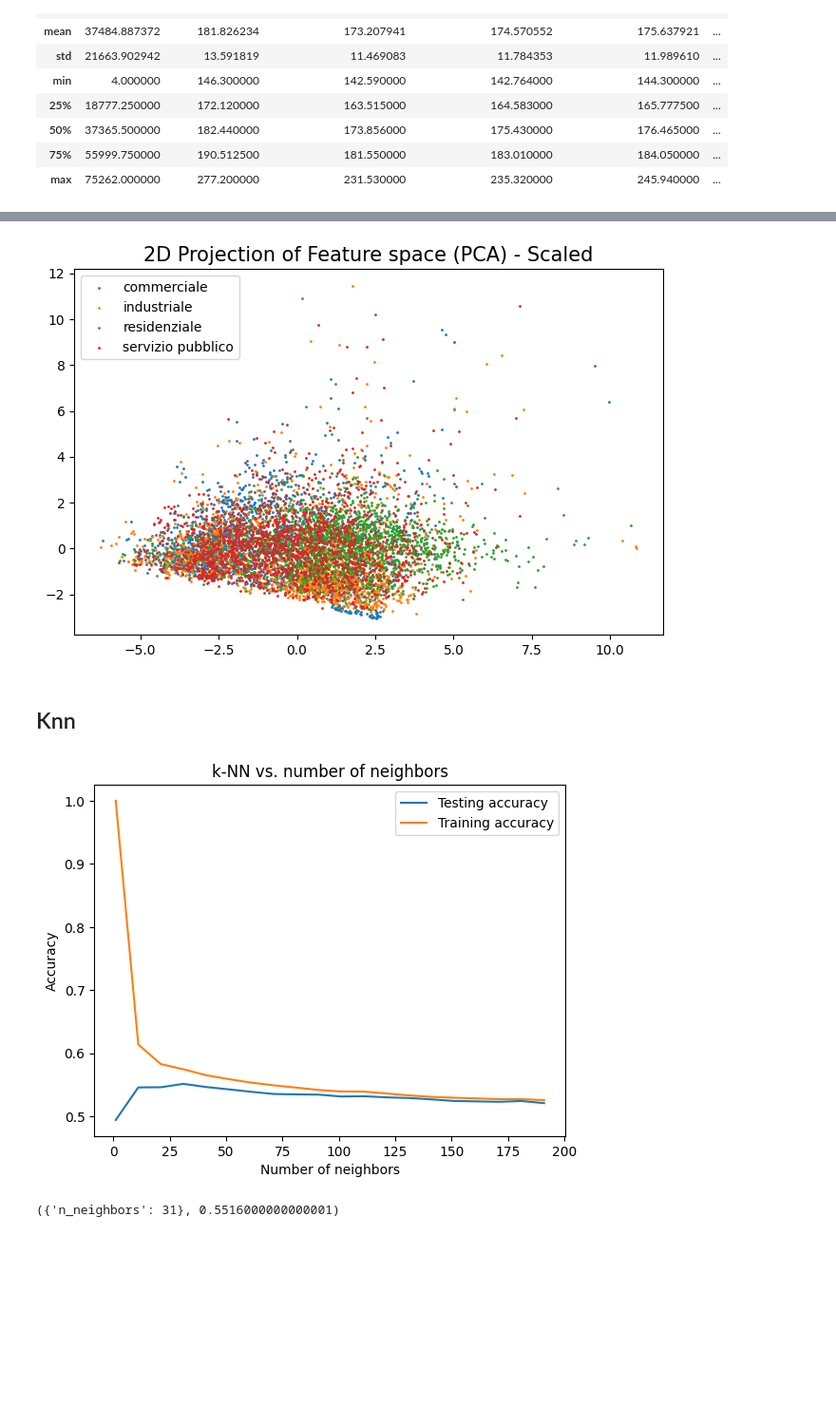
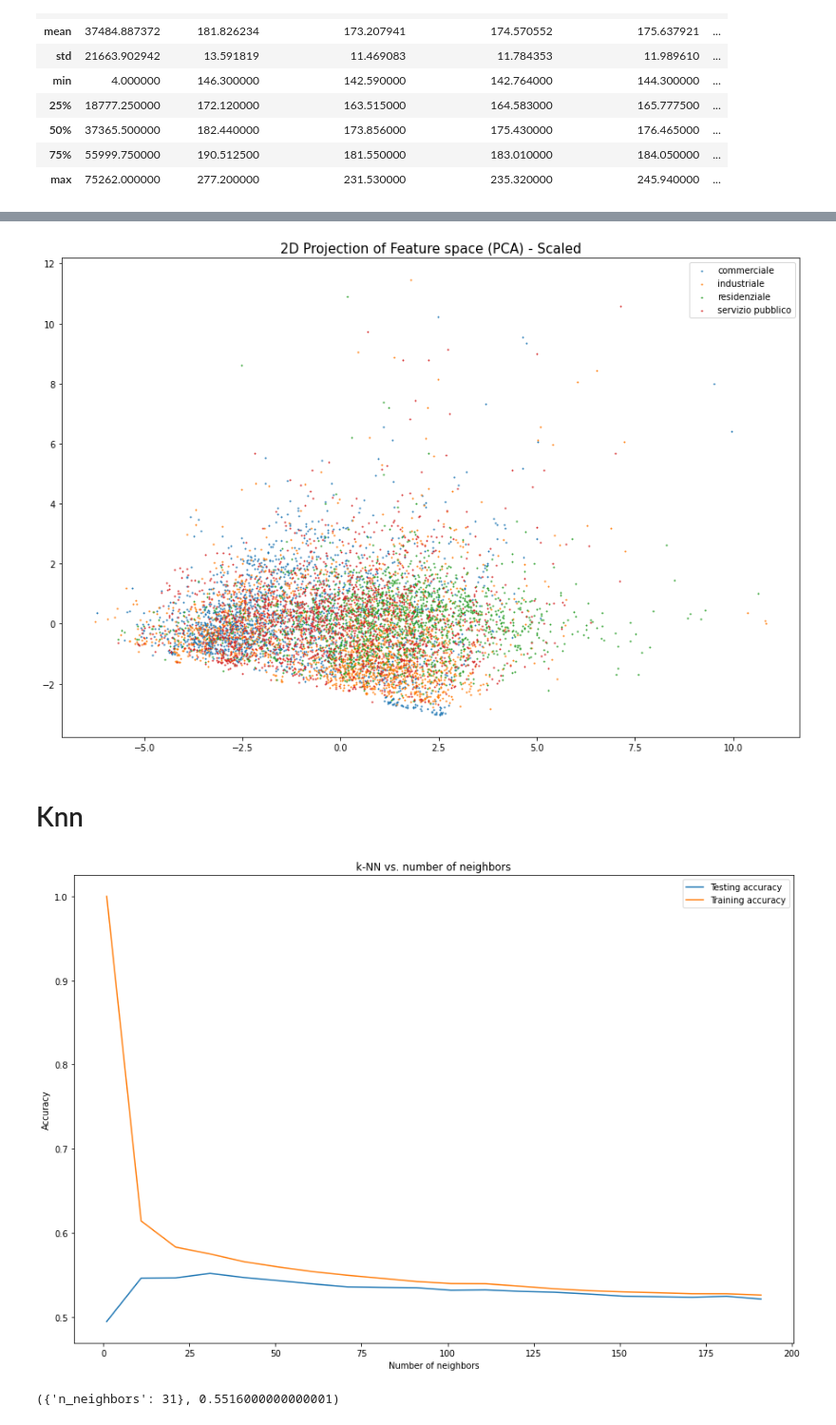
Before and after one commit to bigliolimatteo/skynet-building-functions, a Jupyter notebook: features_approach.ipynb, the cells around one changed output, grey strips where cells are left out. Shown at 95% size. Drawn from its saved outputs; the diff is of its cells as text; code cells hidden in the pictures; blank space fills up the shorter version.

```diff
--- a/features_approach.ipynb
+++ b/features_approach.ipynb
@@ -54,11 +78,11 @@ standard_scaler = preprocessing.StandardScaler()
 X_train_standard = standard_scaler.fit_transform(X_train)
 X_test_standard = standard_scaler.transform(X_test)
 # %%
-plot_vectors(X_train_standard, y_train, labels_encoder, title="2D Projection of Feature space (PCA) - Scaled", figsize=(8, 5))
+plot_vectors(X_train_standard, y_train, labels_encoder, title="2D Projection of Feature space (PCA) - Scaled", figsize=(15, 10))
 # %% [output]
-[figure, old version]
+[figure, new version]
 # %% [markdown]
-## Knn
+# Knn
 # %%
 from sklearn.neighbors import KNeighborsClassifier as kNN
 from sklearn.model_selection import GridSearchCV, cross_val_score, learning_curve, validation_curve
@@ -66,16 +90,17 @@ from mlxtend.plotting import plot_decision_regions
 # %%
 neighbors = range(1,200,10)
 knn_train_score, knn_val_score = validation_curve(kNN(), X_train_standard, y_train, param_name='n_neighbors', param_range=neighbors, cv=5)
 
+plt.subplots(figsize=(15, 10))
 plt.title('k-NN vs. number of neighbors')
 plt.plot(neighbors, np.mean(knn_val_score, 1), label='Testing accuracy')
 plt.plot(neighbors, np.mean(knn_train_score, 1), label='Training accuracy')
 plt.legend()
 plt.xlabel('Number of neighbors')
 plt.ylabel('Accuracy')
 plt.show()
 # %% [output]
-[figure, old version]
+[figure, new version]
 # %%
 k_grid = {'n_neighbors': range(1, 75, 3)}
 knn_learner = GridSearchCV(estimator=kNN(), param_grid=k_grid, cv=5, return_train_score=True)
```
Also changed, not shown: parts of 15 cells of this notebook.
